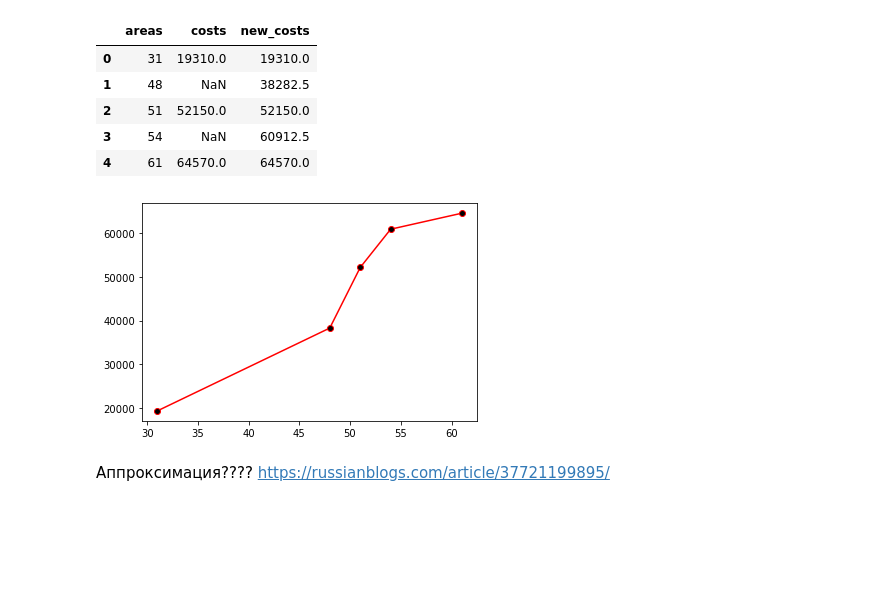
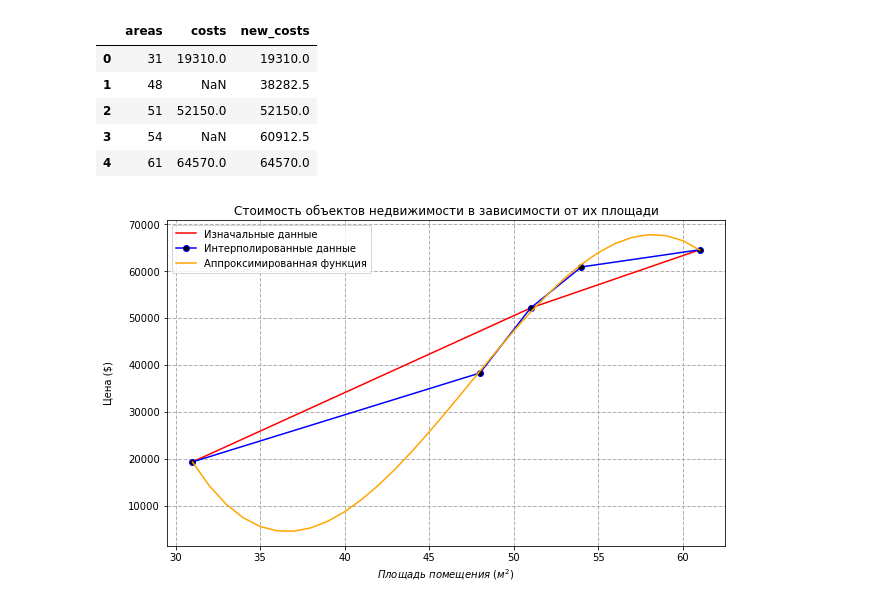
Before and after one commit to Zep314/Py_HomeWork12, a Jupyter notebook: extra_task01.ipynb, the cells around one changed output. Drawn from its saved outputs; the diff is of its cells as text; code cells hidden in the pictures; blank space fills up the shorter version.

```diff
--- a/extra_task01.ipynb
+++ b/extra_task01.ipynb
@@ -11,9 +13,12 @@
 import pandas as pd
 import matplotlib.pyplot as plt
 import numpy as np
+#import seaborn as sns
 
+# Строим датасет из известных нам данных. Там, где данных нет (стоимость 2-х домов) - там ставим значение np.nan
 data = pd.DataFrame({'areas':[31, 48, 51, 54, 61],
                      'costs' : [19310, np.nan, 52150, np.nan, 64570]})
+data1 = data.dropna() # выкидываем неполные строки - датасет с только известными значениями
 
 data
 # %% [output]
@@ -39,13 +42,33 @@ data
 | 3 | 54 | NaN | 60912.5 |
 | 4 | 61 | 64570.0 | 64570.0 |
 # %%
-plt.plot(data['areas'],data['new_costs']
+# Красиво все рисуем
+
+linear_model=np.polyfit(data['areas'],data['new_costs'],3)
+linear_model_fn=np.poly1d(linear_model)
+x_s=np.arange(data['areas'][0],data['areas'][len(data['areas'])-1]+1)
+
+fig = plt.figure(figsize=(10,6))
+ax = fig.add_subplot(1,1,1)
+ax.plot(data1['areas'],data1['costs']
          , color = 'red'
+         , label = 'Изначальные данные'
+       )
+ax.plot(data['areas'],data['new_costs']
+         , color = 'blue'
          , marker = 'o'
-         , markerfacecolor = 'black')
+         , markerfacecolor = 'black'
+         , label = 'Интерполированные данные'
+       )
+ax.plot(x_s,linear_model_fn(x_s)
+        , color = 'orange'
+        , label = 'Аппроксимированная функция'
+       )
+plt.legend(loc = 'upper left')
+plt.grid(linewidth = 1, linestyle = '--')
+plt.title('Стоимость объектов недвижимости в зависимости от их площади')
+plt.xlabel('$Площадь\ помещения\ (м^2)$')
+plt.ylabel('Цена (\\$)', labelpad=15);
 plt.show()
 # %% [output]
-[figure, old version]
+[figure, new version]
-# %% [markdown]
-Аппроксимация????
-https://russianblogs.com/article/37721199895/
```
Also changed, not shown: parts of 5 cells of this notebook, 2 other files.
